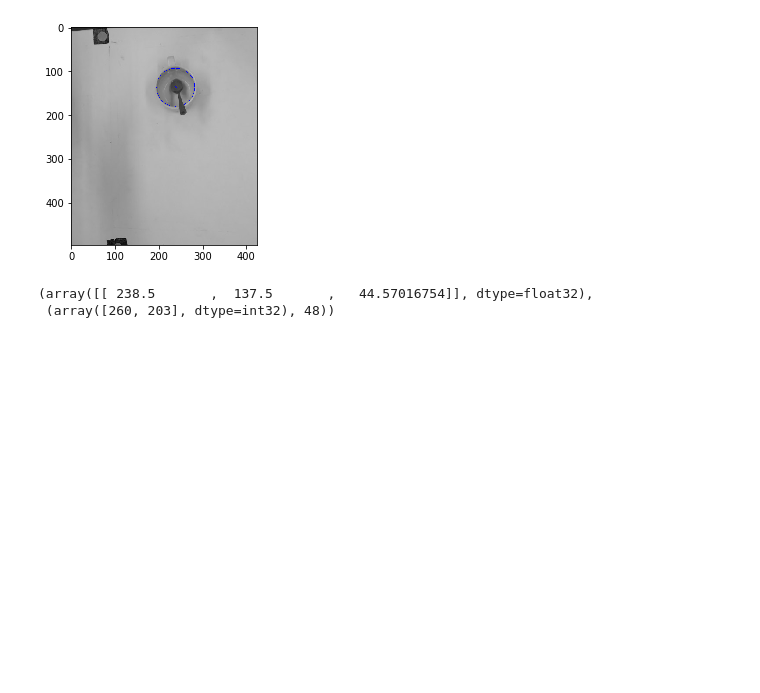
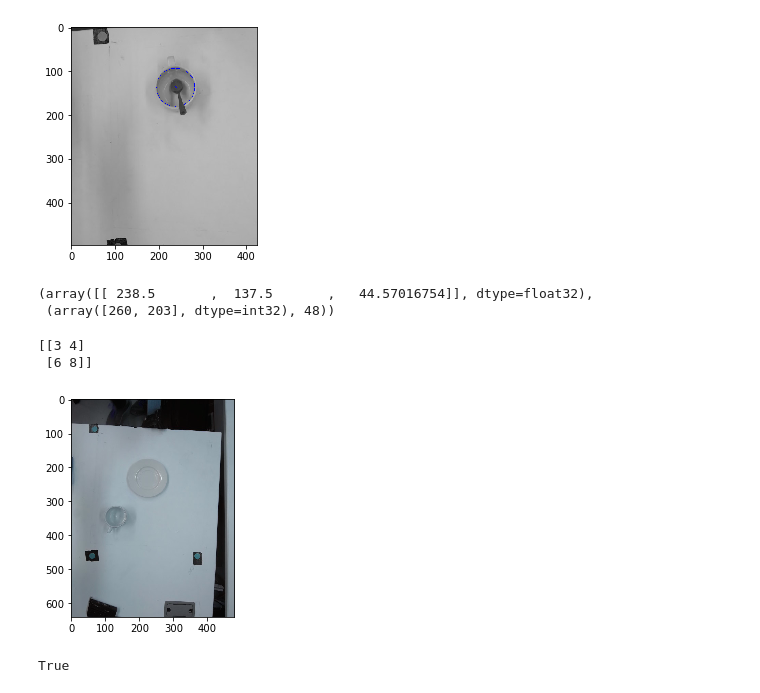
Before and after one commit to michaelcheah/BIRL_IROS, a Jupyter notebook: vision_testing_notebook.ipynb, the cells around one changed output. Saved outputs shown, nothing was run; the diff lists cells and outputs as text; code cells hidden in the pictures; blank space fills up the shorter version.

```diff
--- a/vision_testing_notebook.ipynb
+++ b/vision_testing_notebook.ipynb
@@ -729,3 +729,18 @@ CIRCLE: [[[ 238.5         137.5          44.57016754]]]
 [figure]
 (array([[ 238.5       ,  137.5       ,   44.57016754]], dtype=float32),
  (array([260, 203], dtype=int32), 48))
+# %%
+a=np.array([[3,4], [6,8]])
+linalg.norm(a, axis=1)
+print a
+# %% [output]
+[[3 4]
+ [6 8]]
+# %%
+cali_img = ivt.capture_pic(0,1)
+plt.imshow(cali_img)
+plt.show()
+cv2.imwrite("cali_img.jpg", cali_img)
+# %% [output]
+[figure, added]
+True
```
Also changed, not shown: parts of 8 cells of this notebook.
